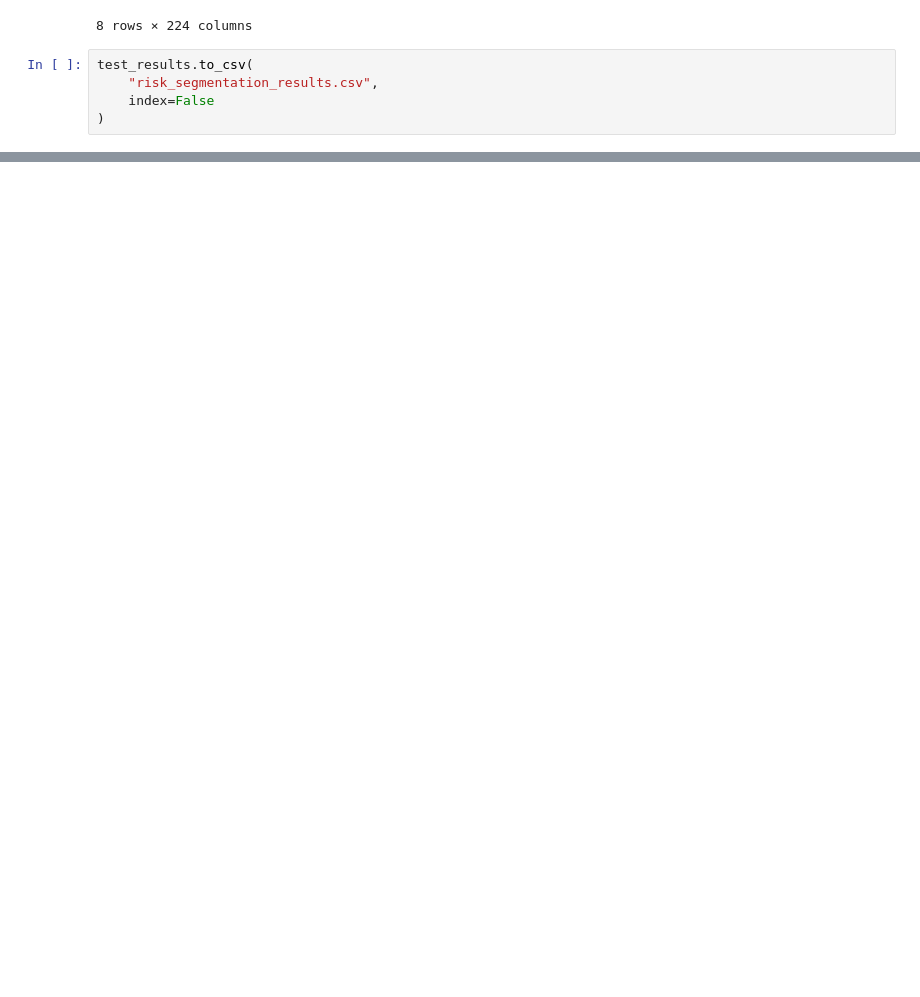
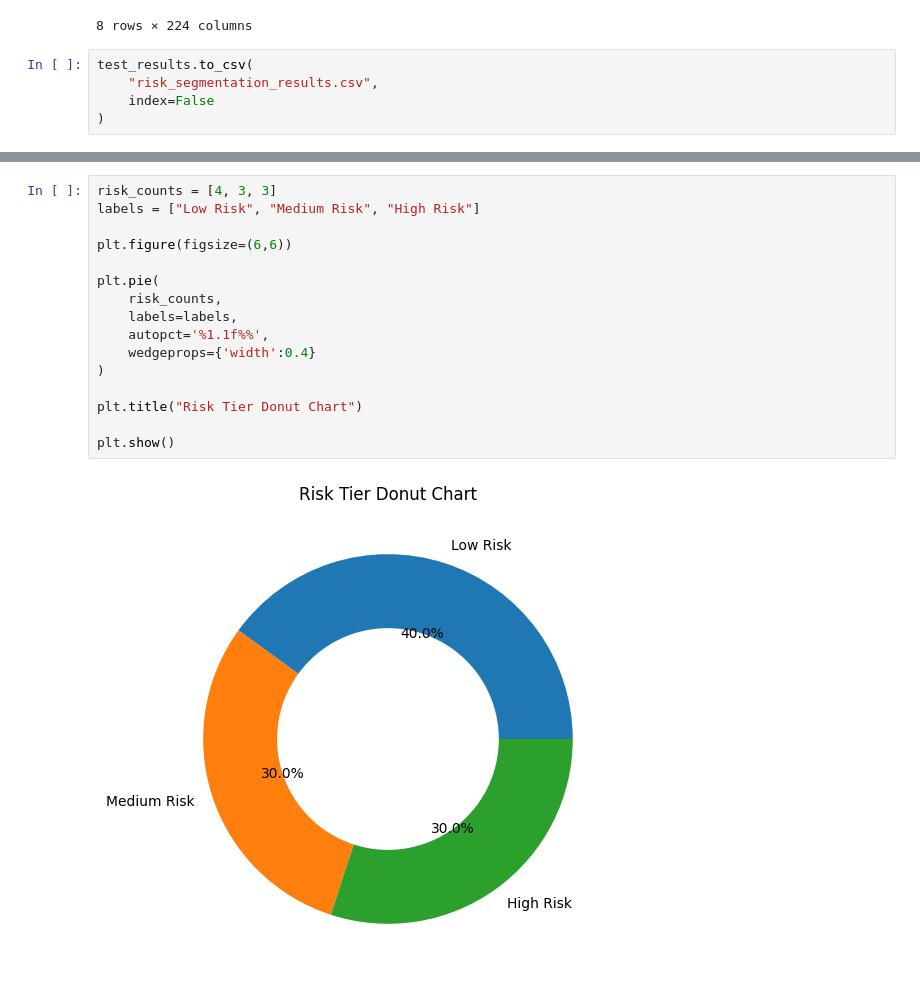
Before and after one commit to dalvikrrish0-ops/FraudDetection_Krrish, a Jupyter notebook: analysis.ipynb, the cells around one changed output, grey strips where cells are left out. Saved outputs shown, nothing was run; the diff lists cells and outputs as text; blank space fills up the shorter version.

```diff
--- a/analysis.ipynb
+++ b/analysis.ipynb
@@ -903,0 +956,18 @@ test_results.to_csv(
+# %%
+risk_counts = [4, 3, 3]
+labels = ["Low Risk", "Medium Risk", "High Risk"]
+
+plt.figure(figsize=(6,6))
+
+plt.pie(
+    risk_counts,
+    labels=labels,
+    autopct='%1.1f%%',
+    wedgeprops={'width':0.4}
+)
+
+plt.title("Risk Tier Donut Chart")
+
+plt.show()
+# %% [output]
+[figure, added]
```
Also changed, not shown: parts of 8 cells of this notebook, 1 other file.
